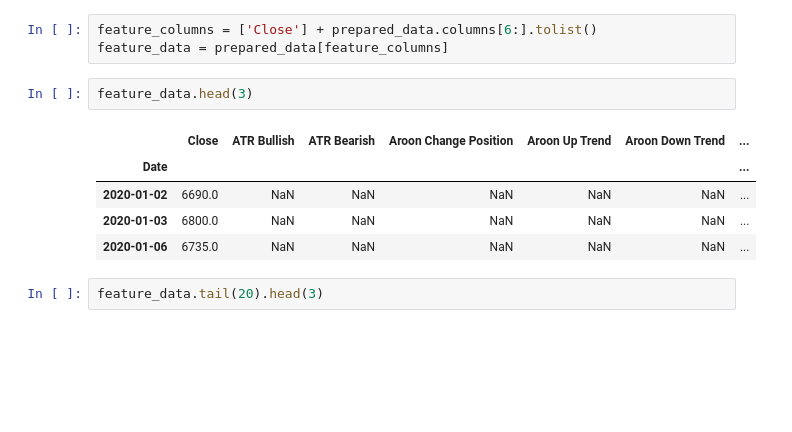
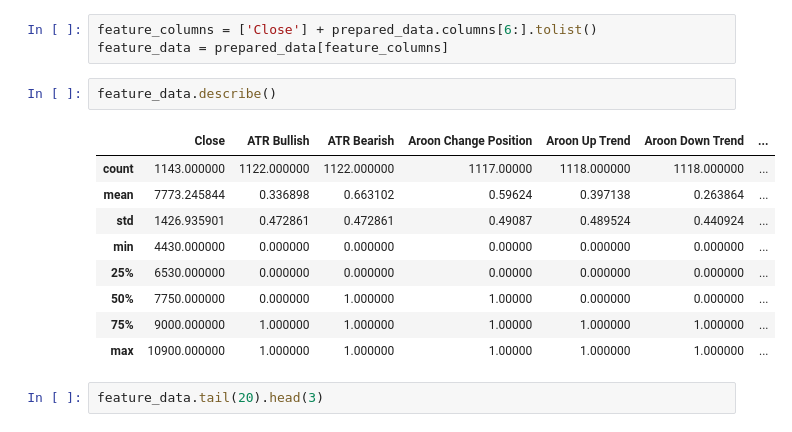
Before and after one commit to bagood/Stock-Analysis-Backend, a Jupyter notebook: testStockIndicatorsFunctions.ipynb, the cells around one changed output. Cells and saved outputs as stored; diff of their text form; blank space fills up the shorter version.

```diff
--- a/testStockIndicatorsFunctions.ipynb
+++ b/testStockIndicatorsFunctions.ipynb
@@ -26,13 +26,17 @@ prepared_data = generate_all_technical_indicators(data)
 feature_columns = ['Close'] + prepared_data.columns[6:].tolist()
 feature_data = prepared_data[feature_columns]
 # %%
-feature_data.head(3)
+feature_data.describe()
 # %% [output]
 |  | Close | ATR Bullish | ATR Bearish | Aroon Change Position | Aroon Up Trend | Aroon Down Trend | ... |
-| Date |  |  |  |  |  |  | ... |
-| 2020-01-02 | 6690.0 | NaN | NaN | NaN | NaN | NaN | ... |
-| 2020-01-03 | 6800.0 | NaN | NaN | NaN | NaN | NaN | ... |
-| 2020-01-06 | 6735.0 | NaN | NaN | NaN | NaN | NaN | ... |
+| count | 1143.000000 | 1122.000000 | 1122.000000 | 1117.00000 | 1118.000000 | 1118.000000 | ... |
+| mean | 7773.245844 | 0.336898 | 0.663102 | 0.59624 | 0.397138 | 0.263864 | ... |
+| std | 1426.935901 | 0.472861 | 0.472861 | 0.49087 | 0.489524 | 0.440924 | ... |
+| min | 4430.000000 | 0.000000 | 0.000000 | 0.00000 | 0.000000 | 0.000000 | ... |
+| 25% | 6530.000000 | 0.000000 | 0.000000 | 0.00000 | 0.000000 | 0.000000 | ... |
+| 50% | 7750.000000 | 0.000000 | 1.000000 | 1.00000 | 0.000000 | 0.000000 | ... |
+| 75% | 9000.000000 | 1.000000 | 1.000000 | 1.00000 | 1.000000 | 1.000000 | ... |
+| max | 10900.000000 | 1.000000 | 1.000000 | 1.00000 | 1.000000 | 1.000000 | ... |
 # %%
 feature_data.tail(20).head(3)
 # %% [output]
```
Also changed, not shown: parts of 1 cell of this notebook, 2 other files.
